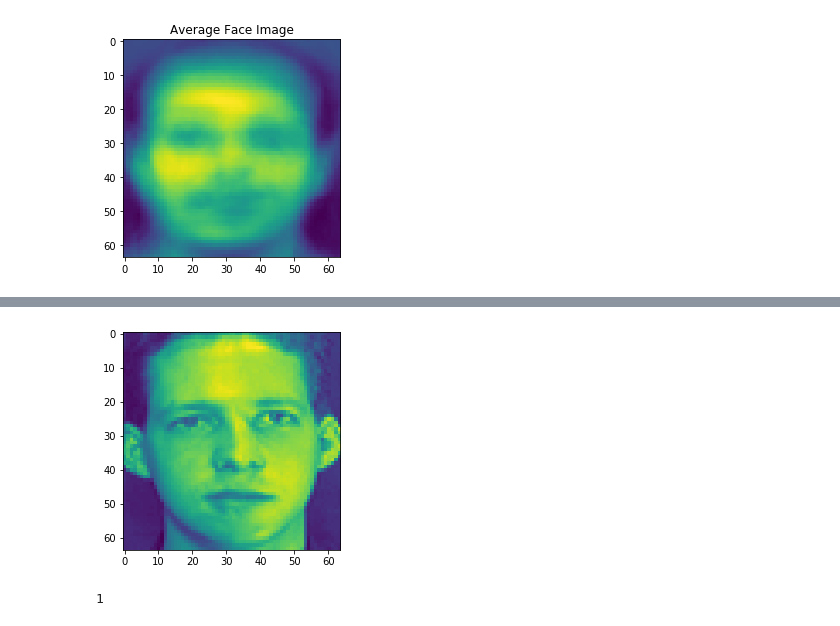
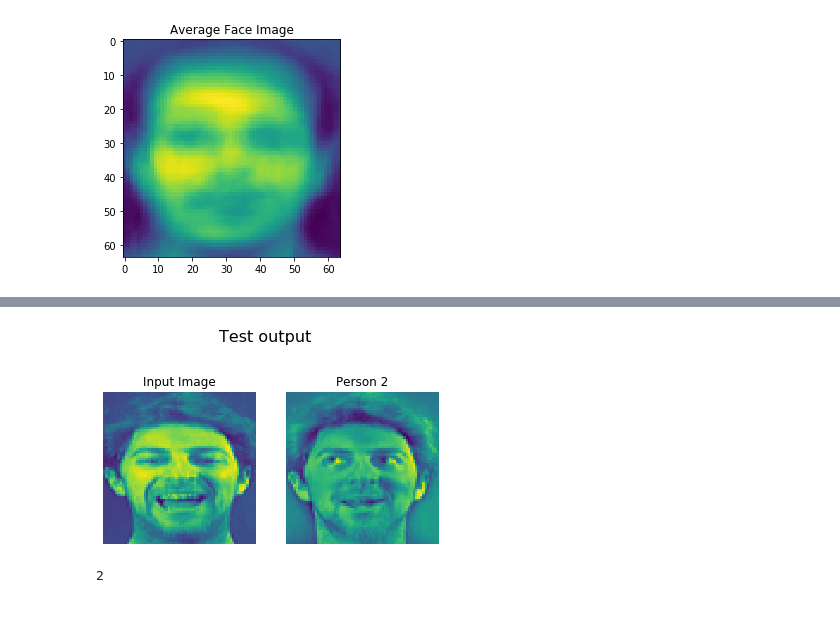
Before and after one commit to Kamesh-K/CH5019-Project, a Jupyter notebook: Question_1/Question_1_AllImages.ipynb, the cells around one changed output, grey strips where cells are left out. Saved outputs shown, nothing was run; the diff lists cells and outputs as text; code cells hidden in the pictures.

Commit message:
Final code with outputs

```diff
--- a/Question_1/Question_1_AllImages.ipynb
+++ b/Question_1/Question_1_AllImages.ipynb
@@ -105,15 +88,3 @@ plt.show()
 # %%
 # Calculating the X matrix
 X = np.dot(U_basis,RepresentativeImages)
-# %%
-# Representative images of the people
-fig, ax = plt.subplots(nrows=3, ncols=5)
-fig.suptitle("Representative Images of People",fontsize = 16)
-axn = ax.flatten()
-PeopleID = 0
-for axes in axn:
-    axes.imshow(np.reshape(RepresentativeImages[:,PeopleID],(d1,d2)))
-    PeopleID += 1
-    axes.axis('off')
-    axes.title.set_text("Person "+str(PeopleID))
-plt.show()
@@ -122,6 +91,6 @@ plt.show()
 # %%
 # Function to test the face recognition for the image file who's filename is passed as an argument
-def test_FaceReg(FileName):
+def test_FaceReg(FileName, flag=0):
     test_image = (plt.imread(str(FileName)+".pgm",0).astype(np.double)) / 255.
     #show_fig(test_image)
     test_image = np.reshape(test_image,(d1*d2))
@@ -131,7 +100,18 @@ def test_FaceReg(FileName):
         error = np.linalg.norm(test_x-X[:,people])
         err_arr.append(error)
     Identity = err_arr.index(min(err_arr)) + 1
-    #show_fig(RepresentativeImages[:,Identity-1])
+    # If the flag passed is 1, we output the test image and the representative image of the person predicted
+    if flag == 1:
+        fig, ax = plt.subplots(nrows=1, ncols=2)
+        fig.suptitle("Test output",fontsize = 16)
+        axn = ax.flatten()
+        axn[0].imshow(np.reshape(test_image,(d1,d2)))
+        axn[0].title.set_text("Input Image")
+        axn[1].imshow(np.reshape(RepresentativeImages[:,Identity-1],(d1,d2)))
+        axn[0].axis('off')
+        axn[1].axis('off')
+        axn[1].title.set_text("Person "+str(Identity))
+        plt.show()
     return Identity
 # %%
 Predictions = []
@@ -142,21 +123,10 @@ for people in range(total_people):
 Predictions = np.asarray(Predictions)
-# %%
-show_fig(F[:,7])
-# %% [output]
-[figure, removed]
-# %%
-test_image = (F[:,7])
-#show_fig(test_image)
-test_image = np.reshape(test_image,(d1*d2))
-test_x = np.dot(U_basis,test_image-F_average)
-err_arr = []
-for people in range(total_people):
-    error = np.linalg.norm(test_x-X[:,people])
-    err_arr.append(error)
-Identity = err_arr.index(min(err_arr)) + 1
-print(Identity)
-# %% [output]
-1
+# %%
+os.chdir(data_wd+'/2')
+test_FaceReg(2,1)
+# %% [output]
+[figure, added]
+2
 # %%
 Result = np.zeros((total_people, batch_size))
 for people in range(total_people):
```
Also changed, not shown: parts of 5 cells of this notebook.
